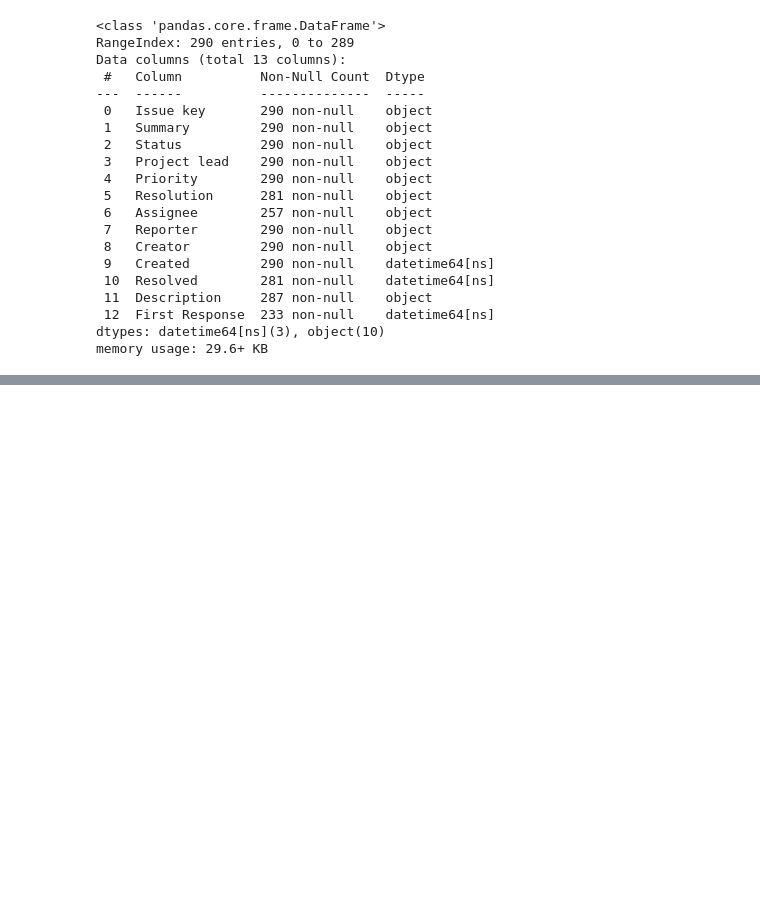
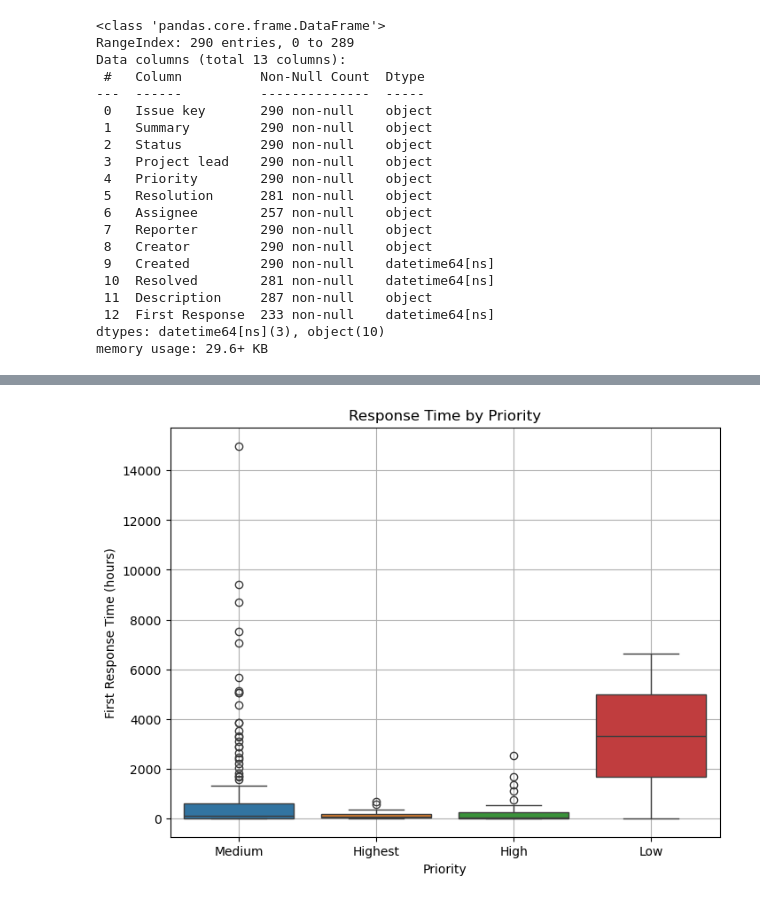
Before and after one commit to dongfangYH/data_science, a Jupyter notebook: jira_issue_clustering.ipynb, the cells around one changed output, grey strips where cells are left out. Cells and saved outputs as stored; diff of their text form; code cells hidden in the pictures; blank space fills up the shorter version.

```diff
--- a/jira_issue_clustering.ipynb
+++ b/jira_issue_clustering.ipynb
@@ -183,0 +200,10 @@ plt.show()
+# %%
+plt.figure(figsize=(8, 6))
+sns.boxplot(x='Priority', y='response_time_hours', hue='Priority', data=df)
+plt.title('Response Time by Priority')
+plt.xlabel('Priority')
+plt.ylabel('First Response Time (hours)')
+plt.grid(True)
+plt.show()
+# %% [output]
+[figure, added]
```
Also changed, not shown: parts of 10 cells of this notebook.
